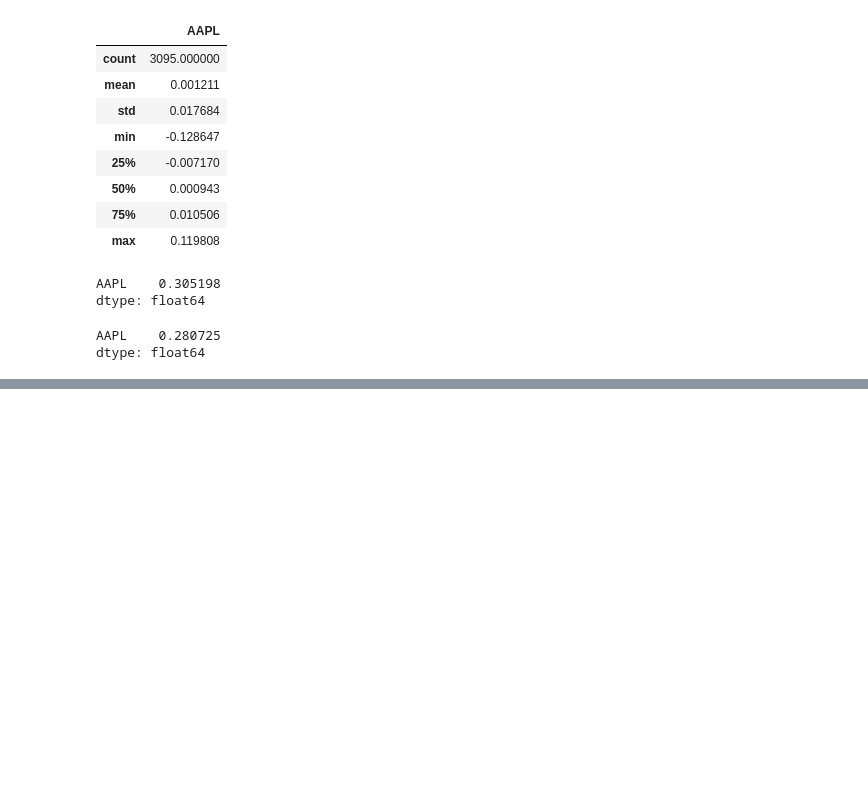
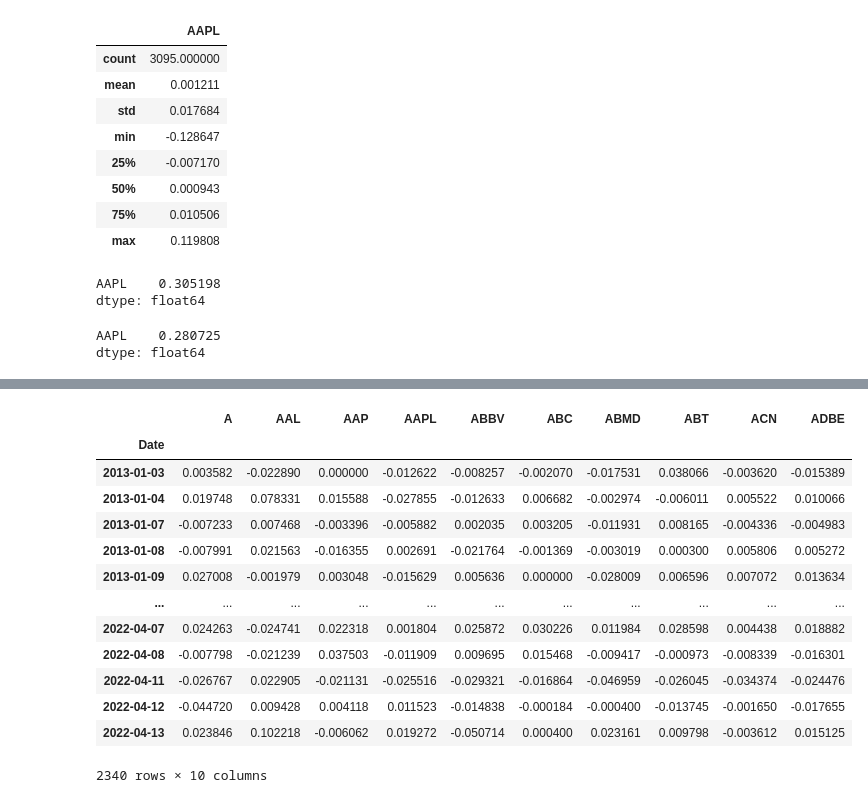
Before and after one commit to salmankhaliq22/Stock-Screener-using-Technical-Analysis-and-Efficient-Frontiers, a Jupyter notebook: 03-Normalizing the stocks data.ipynb, the cells around one changed output, grey strips where cells are left out. Drawn from its saved outputs; the diff is of its cells as text; code cells hidden in the pictures; blank space fills up the shorter version.

```diff
--- a/03-Normalizing the stocks data.ipynb
+++ b/03-Normalizing the stocks data.ipynb
@@ -555,3 +558,20 @@ returns.head()
+# %%
+returns
+# %% [output]
+|  | A | AAL | AAP | AAPL | ABBV | ABC | ABMD | ABT | ACN | ADBE |
+| Date |  |  |  |  |  |  |  |  |  |  |
+| 2013-01-03 | 0.003582 | -0.022890 | 0.000000 | -0.012622 | -0.008257 | -0.002070 | -0.017531 | 0.038066 | -0.003620 | -0.015389 |
+| 2013-01-04 | 0.019748 | 0.078331 | 0.015588 | -0.027855 | -0.012633 | 0.006682 | -0.002974 | -0.006011 | 0.005522 | 0.010066 |
+| 2013-01-07 | -0.007233 | 0.007468 | -0.003396 | -0.005882 | 0.002035 | 0.003205 | -0.011931 | 0.008165 | -0.004336 | -0.004983 |
+| 2013-01-08 | -0.007991 | 0.021563 | -0.016355 | 0.002691 | -0.021764 | -0.001369 | -0.003019 | 0.000300 | 0.005806 | 0.005272 |
+| 2013-01-09 | 0.027008 | -0.001979 | 0.003048 | -0.015629 | 0.005636 | 0.000000 | -0.028009 | 0.006596 | 0.007072 | 0.013634 |
+| ... | ... | ... | ... | ... | ... | ... | ... | ... | ... | ... |
+| 2022-04-07 | 0.024263 | -0.024741 | 0.022318 | 0.001804 | 0.025872 | 0.030226 | 0.011984 | 0.028598 | 0.004438 | 0.018882 |
+| 2022-04-08 | -0.007798 | -0.021239 | 0.037503 | -0.011909 | 0.009695 | 0.015468 | -0.009417 | -0.000973 | -0.008339 | -0.016301 |
+| 2022-04-11 | -0.026767 | 0.022905 | -0.021131 | -0.025516 | -0.029321 | -0.016864 | -0.046959 | -0.026045 | -0.034374 | -0.024476 |
+| 2022-04-12 | -0.044720 | 0.009428 | 0.004118 | 0.011523 | -0.014838 | -0.000184 | -0.000400 | -0.013745 | -0.001650 | -0.017655 |
+| 2022-04-13 | 0.023846 | 0.102218 | -0.006062 | 0.019272 | -0.050714 | 0.000400 | 0.023161 | 0.009798 | -0.003612 | 0.015125 |
+2340 rows × 10 columns
 # %%
 returns.describe()
 # %% [output]
```
Also changed, not shown: parts of 11 cells of this notebook.
